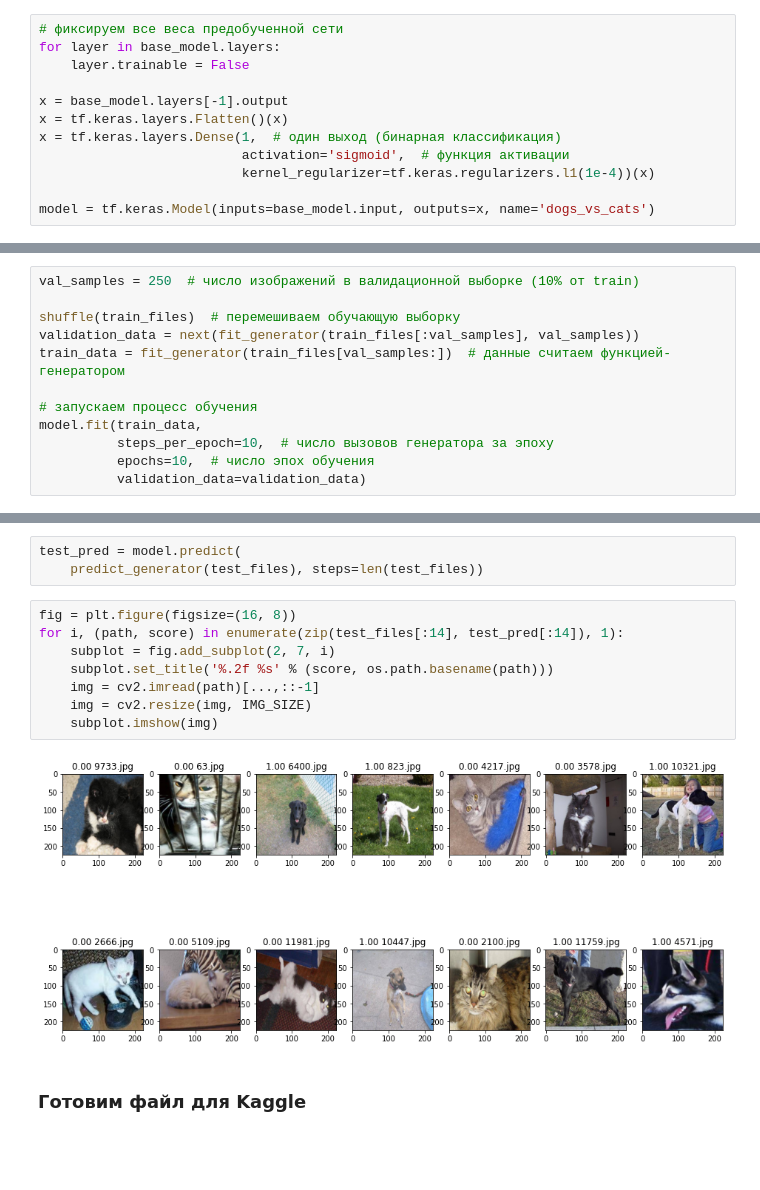
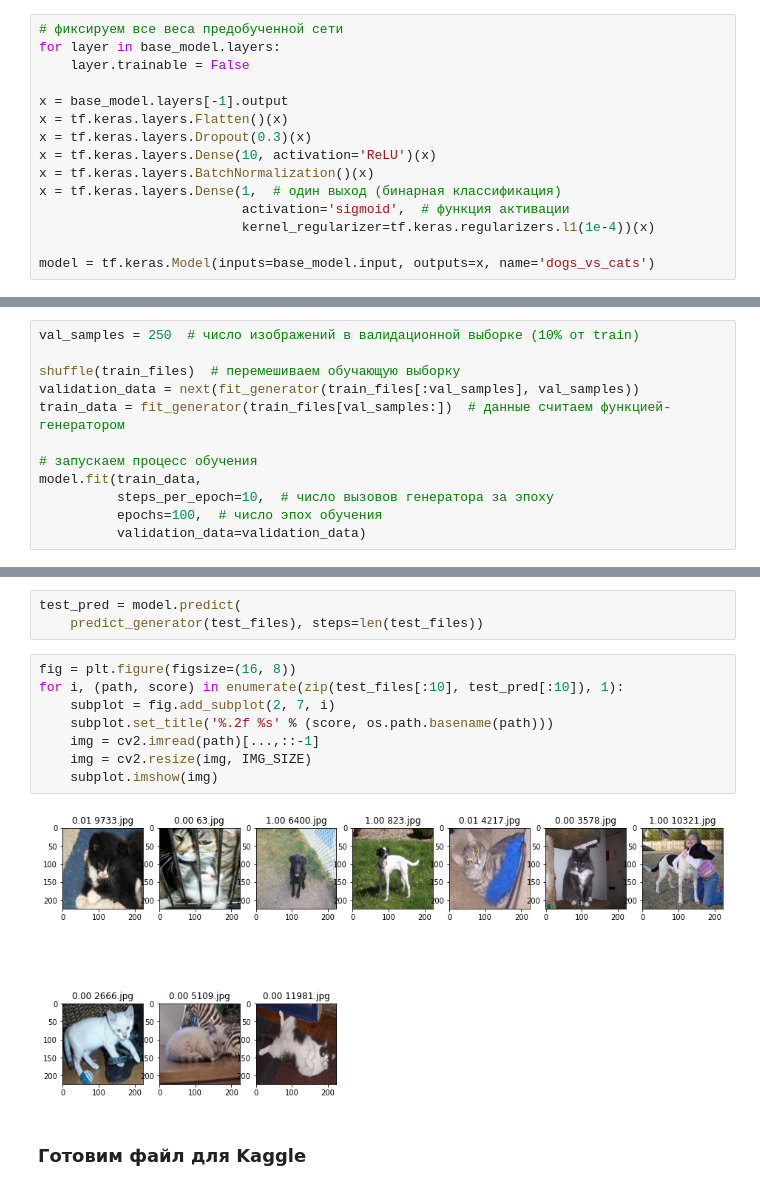
Before and after one commit to KseniaGorchakova/python_repository, a Jupyter notebook: ComputerVision/HW_2_cats_dogs.ipynb, the cells around one changed output, grey strips where cells are left out. Cells and saved outputs as stored; diff of their text form; blank space fills up the shorter version.

```diff
--- a/ComputerVision/HW_2_cats_dogs.ipynb
+++ b/ComputerVision/HW_2_cats_dogs.ipynb
@@ -100,6 +96,9 @@ for layer in base_model.layers:
 
 x = base_model.layers[-1].output
 x = tf.keras.layers.Flatten()(x)
+x = tf.keras.layers.Dropout(0.3)(x)
+x = tf.keras.layers.Dense(10, activation='ReLU')(x)
+x = tf.keras.layers.BatchNormalization()(x)
 x = tf.keras.layers.Dense(1,  # один выход (бинарная классификация)
                           activation='sigmoid',  # функция активации
                           kernel_regularizer=tf.keras.regularizers.l1(1e-4))(x)
@@ -142,6 +141,6 @@ train_data = fit_generator(train_files[val_samples:])  # данные cчита
 # запускаем процесс обучения
 model.fit(train_data,
           steps_per_epoch=10,  # число вызовов генератора за эпоху
-          epochs=10,  # число эпох обучения
+          epochs=100,  # число эпох обучения
           validation_data=validation_data)
 # %% [output]
@@ -173,14 +169,14 @@ test_pred = model.predict(
     predict_generator(test_files), steps=len(test_files))
 # %%
 fig = plt.figure(figsize=(16, 8))
-for i, (path, score) in enumerate(zip(test_files[:14], test_pred[:14]), 1):
+for i, (path, score) in enumerate(zip(test_files[:10], test_pred[:10]), 1):
     subplot = fig.add_subplot(2, 7, i)
     subplot.set_title('%.2f %s' % (score, os.path.basename(path)))
     img = cv2.imread(path)[...,::-1]
     img = cv2.resize(img, IMG_SIZE)
     subplot.imshow(img)
 # %% [output]
-[figure, old version]
+[figure, new version]
 # %% [markdown]
 ### Готовим файл для Kaggle
 # %%
```
Also changed, not shown: parts of 4 cells of this notebook.
